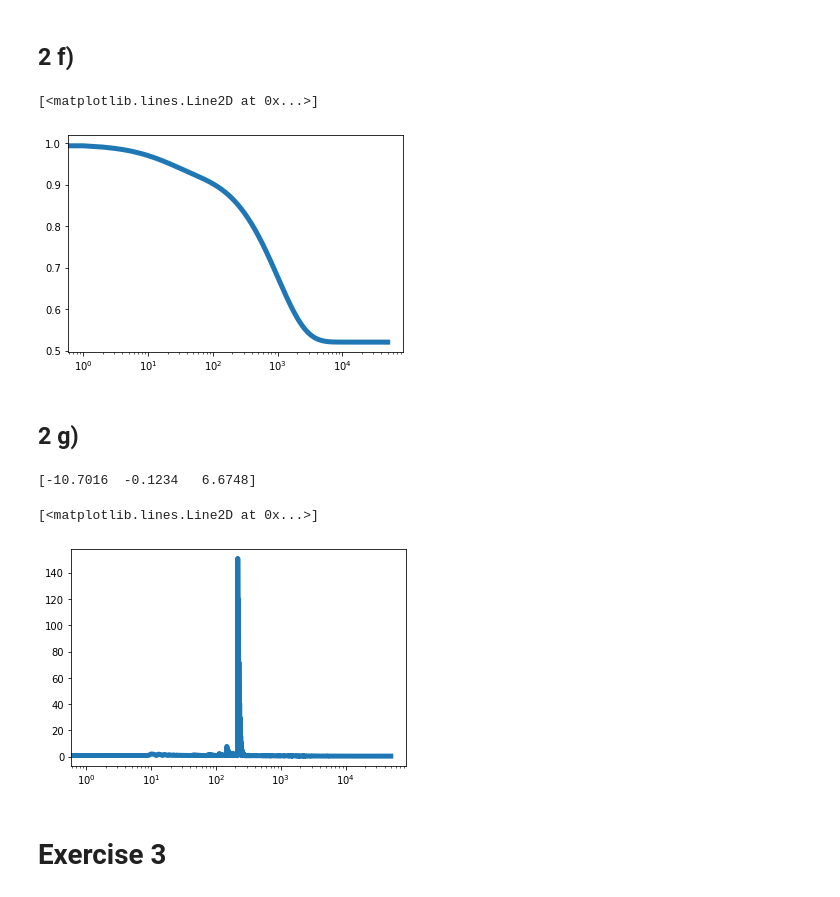
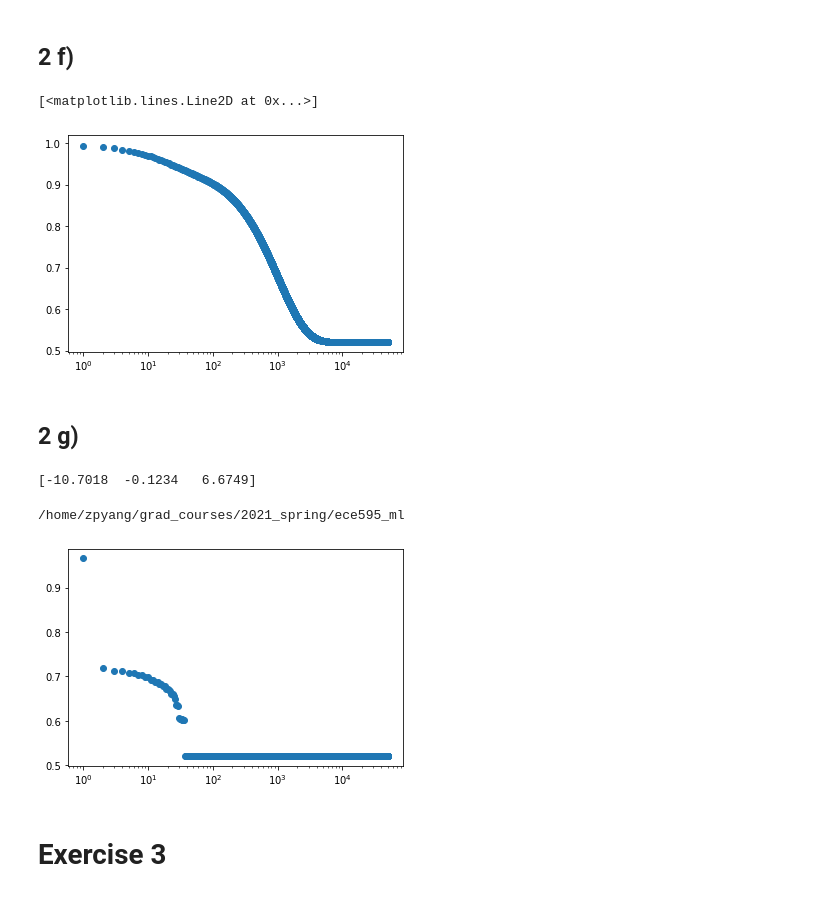
Before and after one commit to zp-yang/grad_courses, a Jupyter notebook: 2021_spring/ece595_ml/hw2.ipynb, the cells around one changed output. Cells and saved outputs as stored; diff of their text form; code cells hidden in the pictures.

```diff
--- a/2021_spring/ece595_ml/hw2.ipynb
+++ b/2021_spring/ece595_ml/hw2.ipynb
@@ -95,39 +95,43 @@ array([-10.7018,  -0.1234,   6.6749])
 ## 2 f)
 # %%
 plt.figure()
-plt.semilogx(cost_normal, linewidth=5)
+plt.semilogx(cost_normal, 'o')
+# plt.savefig()
 # %% [output]
 [<matplotlib.lines.Line2D at 0x...>]
-[figure, old version]
+[figure, new version]
 # %% [markdown]
 ## 2 g)
 # %%
 iterations = 50000
-theta0 = np.zeros(3)
+theta0 = np.ones(3)
 A = X.T @ X
 b = X.T @ y
 beta = 0.9
 
 theta_k = theta0
 d_k0 = np.zeros(3)
-cost_momentum = []
+cost_momentum = np.zeros(iterations)
 for k in range(iterations):
-        d_k = -2*A @ theta_k + 2*b
+        d_k = -2 * A @ theta_k + 2 * b
         fuck = beta * d_k0 + (1-beta) * d_k
+
+        alpha_k = -0.5 * (d_k.T @ fuck)/(fuck.T @ A @ fuck)
+        theta_k = theta_k - alpha_k * fuck
         d_k0 = d_k
-        alpha_k = -0.5 * (d_k.T @ d_k)/(d_k.T @ A @ d_k)
-        theta_k = theta_k - alpha_k * fuck
-        cost_momentum.append(np.linalg.norm(y - X @ theta_k)**2/N)
+        cost_momentum[k] = np.linalg.norm(y - X @ theta_k)**2/N
 print(theta_k)
-cost_momentum = np.array(cost_momentum)
 # %% [output]
-[-10.7016  -0.1234   6.6748]
+[-10.7018  -0.1234   6.6749]
 # %%
 plt.figure()
-plt.semilogx(cost_momentum,linewidth=5)
+plt.semilogx(cost_momentum, 'o')
+plt.savefig(fig_path+'quiz2_q5')
+import os
+print(os.getcwd())
 # %% [output]
-[<matplotlib.lines.Line2D at 0x...>]
+/home/zpyang/grad_courses/2021_spring/ece595_ml
-[figure, old version]
+[figure, new version]
 # %% [markdown]
 # Exercise 3
 # %% [markdown]
```
Also changed, not shown: parts of 2 cells of this notebook, 9 other files.
